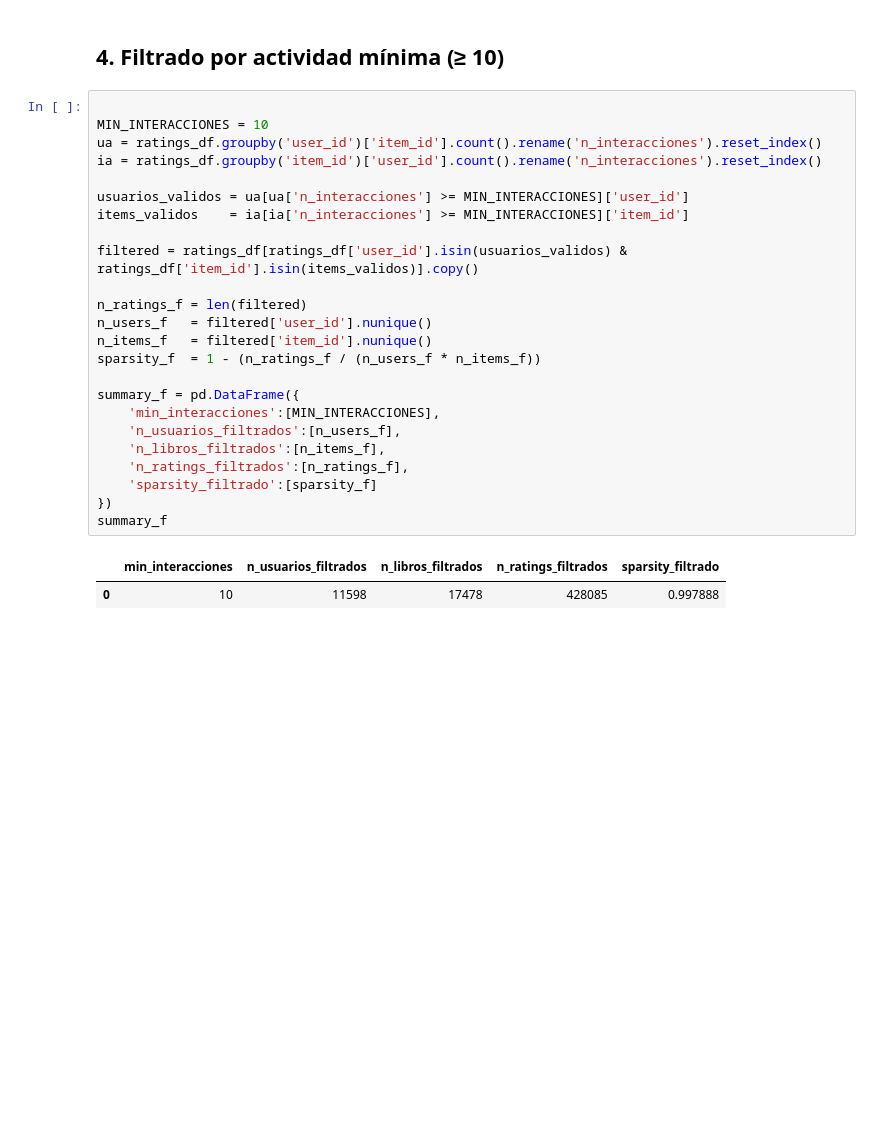
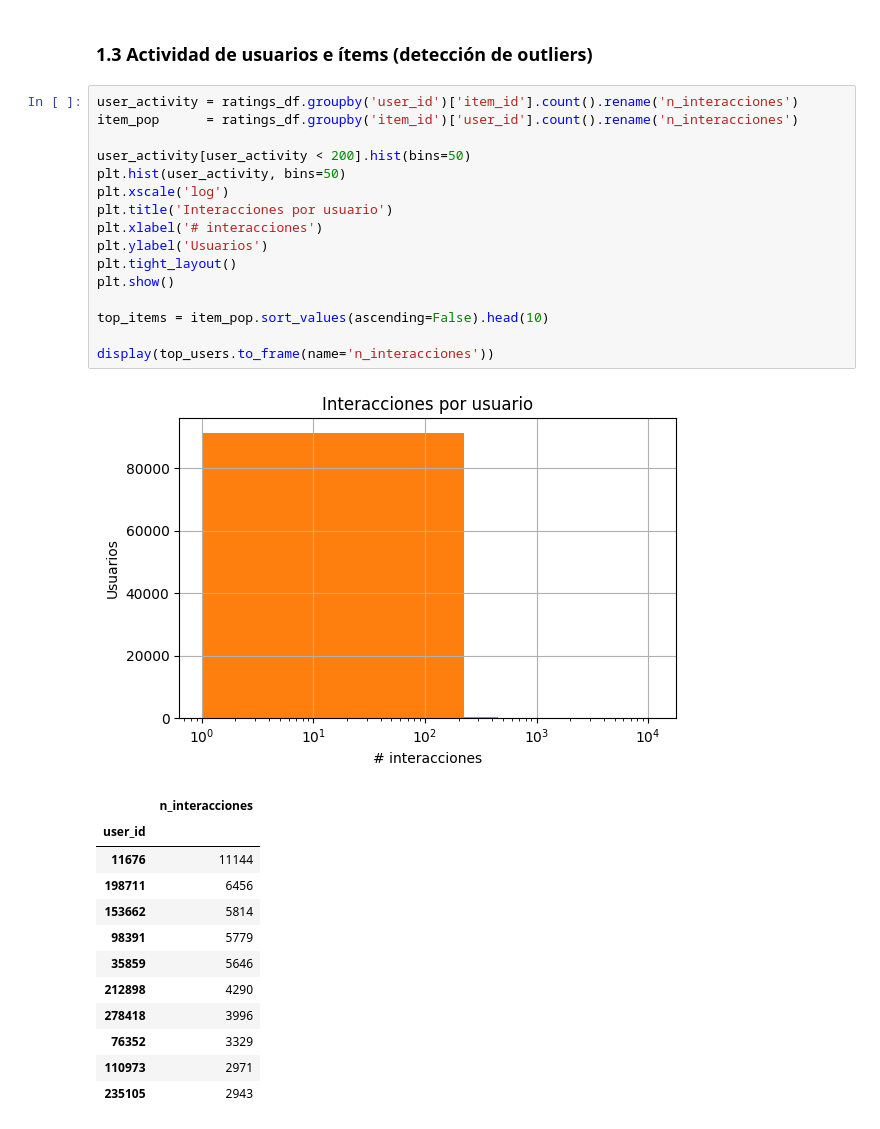
Before and after one commit to FranzBurneo/TafSistemasDeRecomendacion, a Jupyter notebook: TAF_Fase1_BookCrossing_local.ipynb, the cells around one changed output. Drawn from its saved outputs; the diff is of its cells as text; blank space fills up the shorter version.

```diff
--- a/TAF_Fase1_BookCrossing_local.ipynb
+++ b/TAF_Fase1_BookCrossing_local.ipynb
@@ -173,29 +213,32 @@ plt.show()
 # %% [markdown]
-## 4. Filtrado por actividad mínima (≥ 10)
+### 1.3 Actividad de usuarios e ítems (detección de outliers)
 # %%
+user_activity = ratings_df.groupby('user_id')['item_id'].count().rename('n_interacciones')
+item_pop      = ratings_df.groupby('item_id')['user_id'].count().rename('n_interacciones')
 
-MIN_INTERACCIONES = 10
-ua = ratings_df.groupby('user_id')['item_id'].count().rename('n_interacciones').reset_index()
-ia = ratings_df.groupby('item_id')['user_id'].count().rename('n_interacciones').reset_index()
+user_activity[user_activity < 200].hist(bins=50)
+plt.hist(user_activity, bins=50)
+plt.xscale('log')
+plt.title('Interacciones por usuario')
+plt.xlabel('# interacciones')
+plt.ylabel('Usuarios')
+plt.tight_layout()
+plt.show()
 
-usuarios_validos = ua[ua['n_interacciones'] >= MIN_INTERACCIONES]['user_id']
-items_validos    = ia[ia['n_interacciones'] >= MIN_INTERACCIONES]['item_id']
+top_items = item_pop.sort_values(ascending=False).head(10)
 
-filtered = ratings_df[ratings_df['user_id'].isin(usuarios_validos) & ratings_df['item_id'].isin(items_validos)].copy()
-
-n_ratings_f = len(filtered)
-n_users_f   = filtered['user_id'].nunique()
-n_items_f   = filtered['item_id'].nunique()
-sparsity_f  = 1 - (n_ratings_f / (n_users_f * n_items_f))
-
-summary_f = pd.DataFrame({
-    'min_interacciones':[MIN_INTERACCIONES],
-    'n_usuarios_filtrados':[n_users_f],
-    'n_libros_filtrados':[n_items_f],
-    'n_ratings_filtrados':[n_ratings_f],
-    'sparsity_filtrado':[sparsity_f]
-})
-summary_f
+display(top_users.to_frame(name='n_interacciones'))
 # %% [output]
+[figure, added]
-|  | min_interacciones | n_usuarios_filtrados | n_libros_filtrados | n_ratings_filtrados | sparsity_filtrado |
-| 0 | 10 | 11598 | 17478 | 428085 | 0.997888 |
+|  | n_interacciones |
+| user_id |  |
+| 11676 | 11144 |
+| 198711 | 6456 |
+| 153662 | 5814 |
+| 98391 | 5779 |
+| 35859 | 5646 |
+| 212898 | 4290 |
+| 278418 | 3996 |
+| 76352 | 3329 |
+| 110973 | 2971 |
+| 235105 | 2943 |
```
Also changed, not shown: parts of 53 cells of this notebook, 3 other files.
